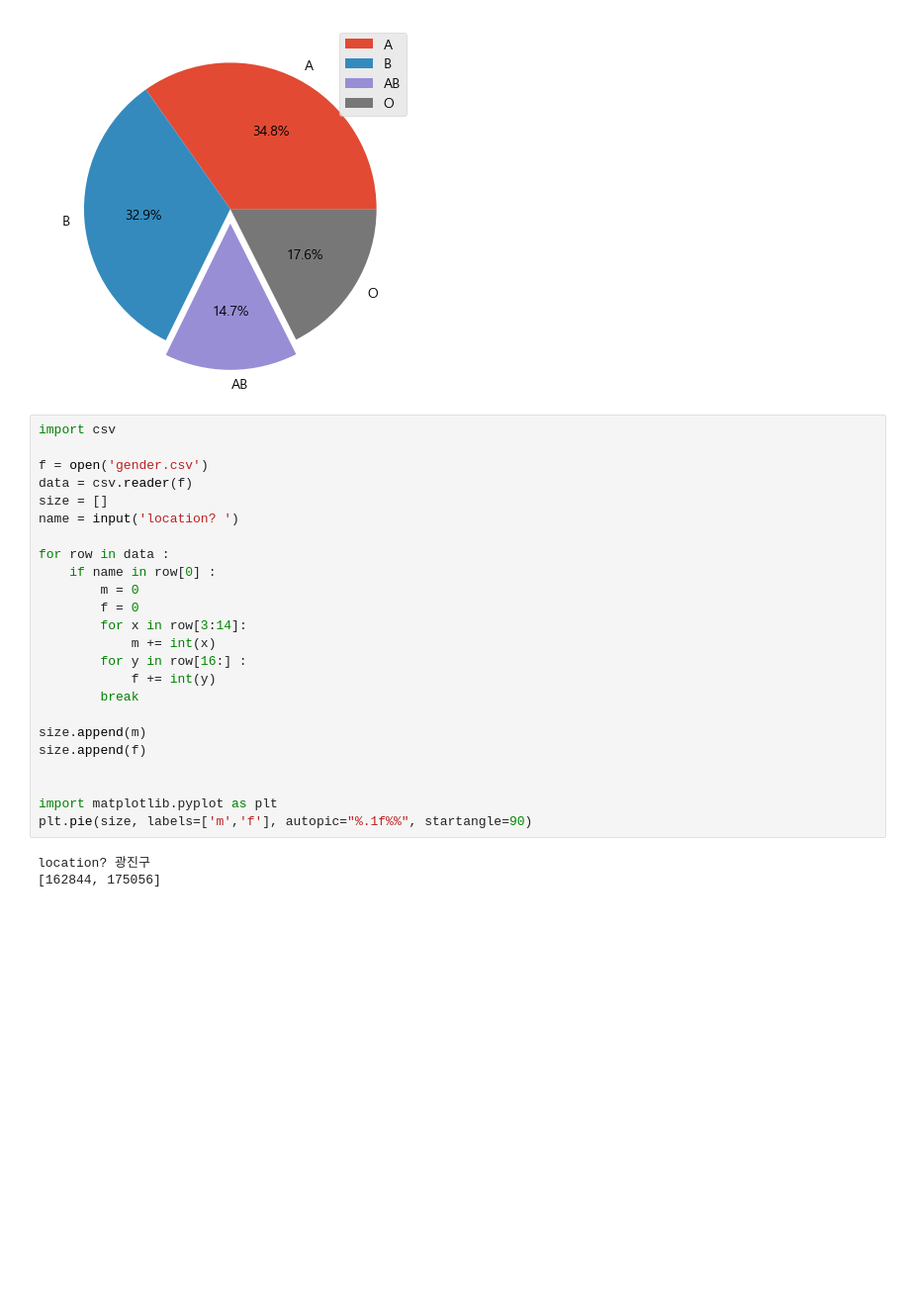
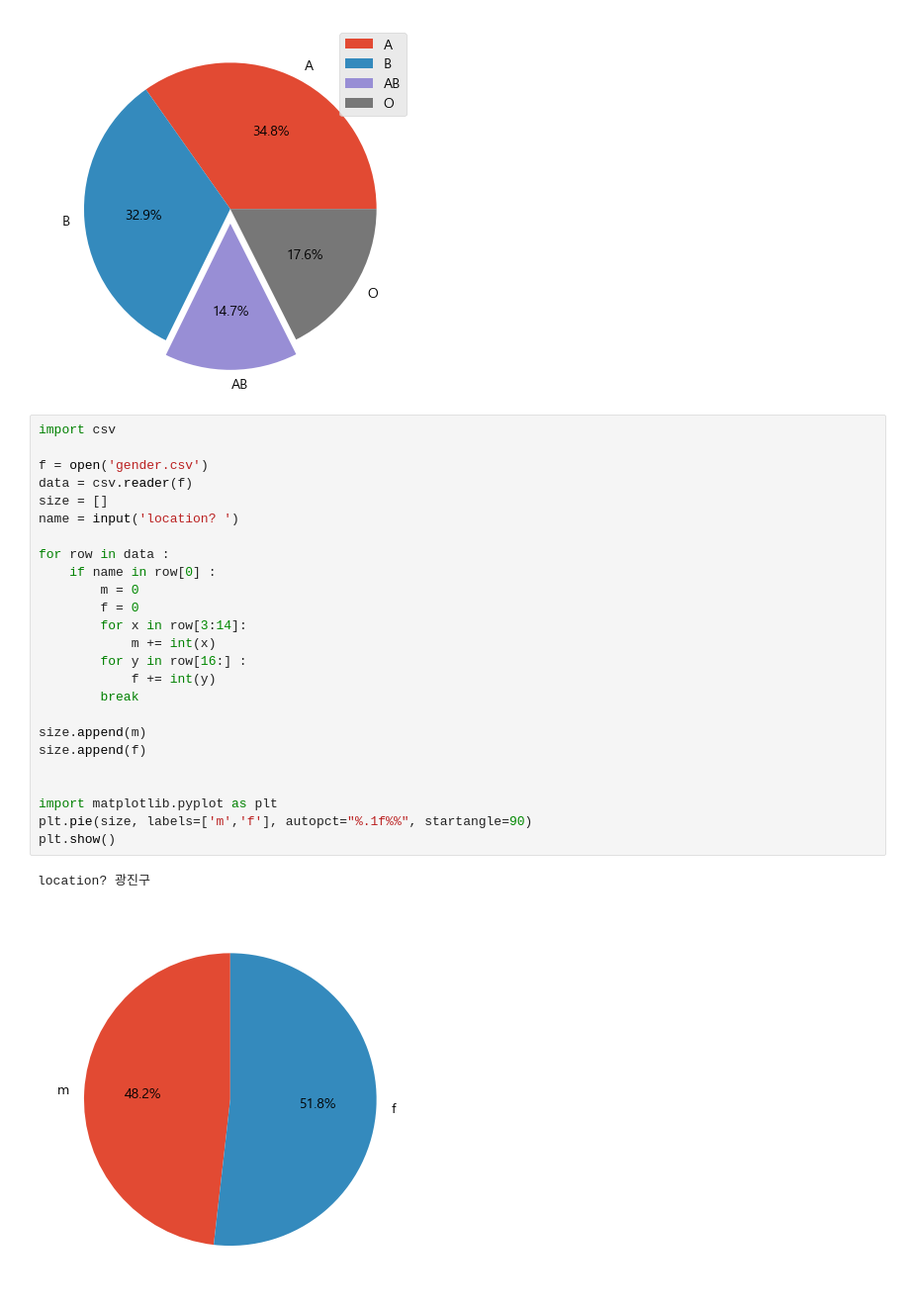
Before and after one commit to dallas-k/python-data, a Jupyter notebook: 모두의 데이터 분석 with 파이썬/unit09.ipynb, the cells around one changed output. Shown at 99% size. Cells and saved outputs as stored; diff of their text form; blank space fills up the shorter version.

```diff
--- a/모두의 데이터 분석 with 파이썬/unit09.ipynb
+++ b/모두의 데이터 분석 with 파이썬/unit09.ipynb
@@ -40,27 +40,28 @@ plt.show()
 # %%
 import csv
 
 f = open('gender.csv')
 data = csv.reader(f)
 size = []
 name = input('location? ')
 
 for row in data :
     if name in row[0] :
         m = 0
         f = 0
         for x in row[3:14]:
             m += int(x)
         for y in row[16:] :
             f += int(y)
         break
 
 size.append(m)
 size.append(f)
 
 
 import matplotlib.pyplot as plt
-plt.pie(size, labels=['m','f'], autopic="%.1f%%", startangle=90)
+plt.pie(size, labels=['m','f'], autopct="%.1f%%", startangle=90)
+plt.show()
 # %% [output]
 location? 광진구
-[162844, 175056]
+[figure, added]
```
Also changed, not shown: 1 other file.
